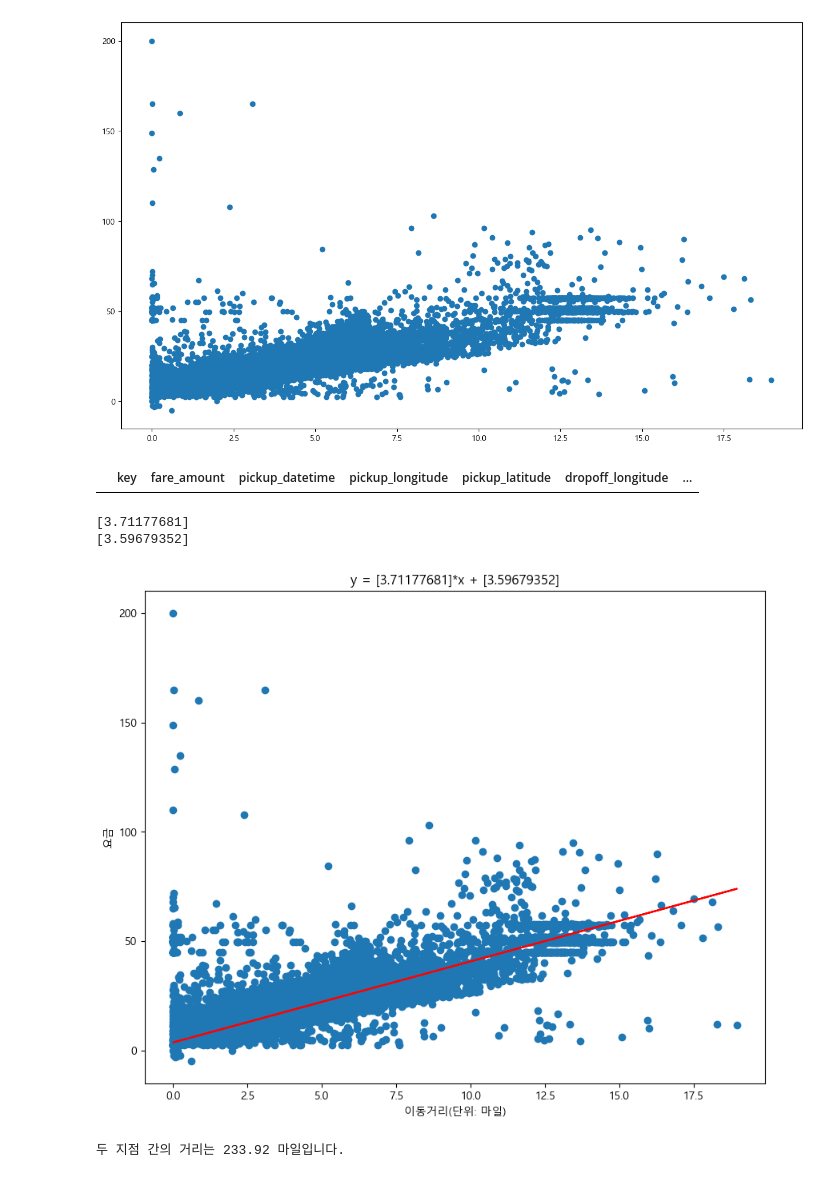
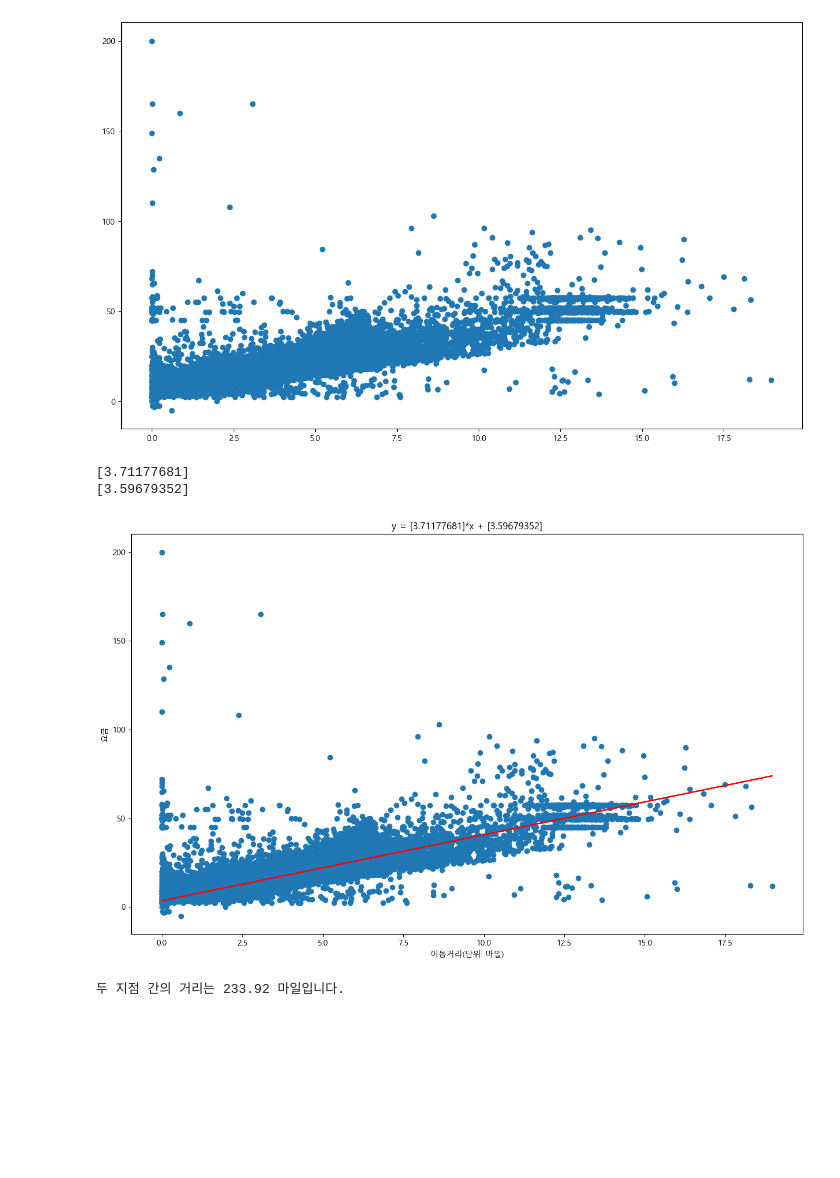
Before and after one commit to youngbeom9/healthcare_bigdata_pratice, a Jupyter notebook: new_york_taxi.ipynb, the cells around one changed output. Drawn from its saved outputs; the diff is of its cells as text; code cells hidden in the pictures; blank space fills up the shorter version.

```diff
--- a/new_york_taxi.ipynb
+++ b/new_york_taxi.ipynb
@@ -59,43 +59,39 @@ plt.scatter(df['distance'],df['fare_amount'])
 plt.show()
 # %% [output]
 [figure]
-# %%
-df[df['distance'] > 5000]
-# %% [output]
-|  | key | fare_amount | pickup_datetime | pickup_longitude | pickup_latitude | dropoff_longitude | ... |
 # %%
 X = df.distance.values
 Y = df.fare_amount.values
 
 X = X.reshape(-1,1)
 Y = Y.reshape(-1,1)
 
 from sklearn.linear_model import LinearRegression
 lr = LinearRegression()
 
 lr.fit(X, Y)
 
 # r 계수
 print (lr.coef_[0])
 
 # y 절편
 print (lr.intercept_)
 
 NewY = lr.coef_[0]*X +lr.intercept_
 
-fig = plt.figure(figsize=(10,8))
+fig = plt.figure(figsize=(15,9))
 ax = fig.add_subplot(1,1,1)
 ax.scatter(X, Y)
 ax.set_xlabel('이동거리(단위: 마일)')
 ax.set_ylabel('요금')
 
 plt.plot(X, NewY, color='red')
 plt.title('y = {}*x + {}'.format(lr.coef_[0], lr.intercept_))
 plt.show()
 # %% [output]
 [3.71177681]
 [3.59679352]
-[figure, old version]
+[figure, new version]
 # %%
 import math
 
```
